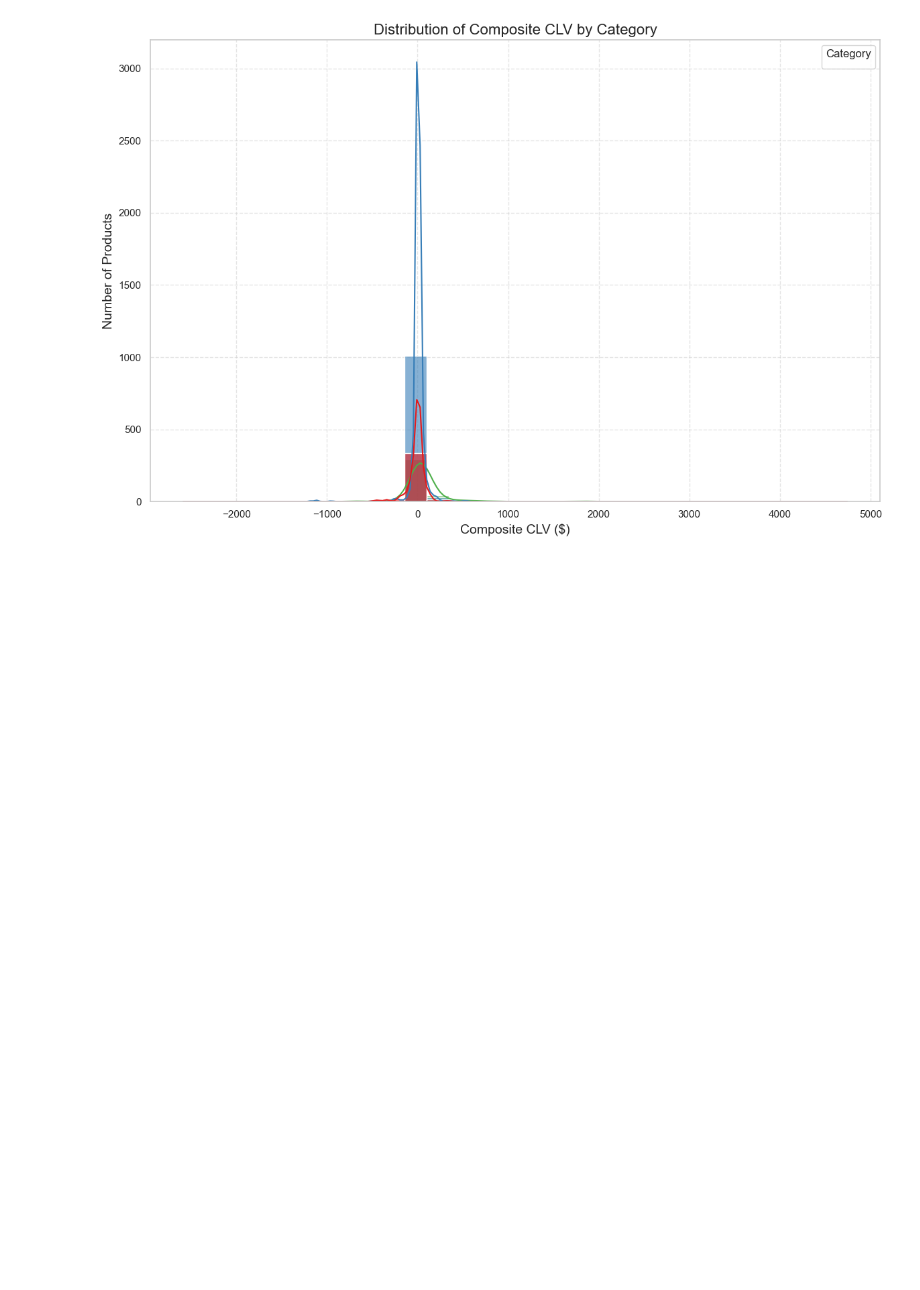
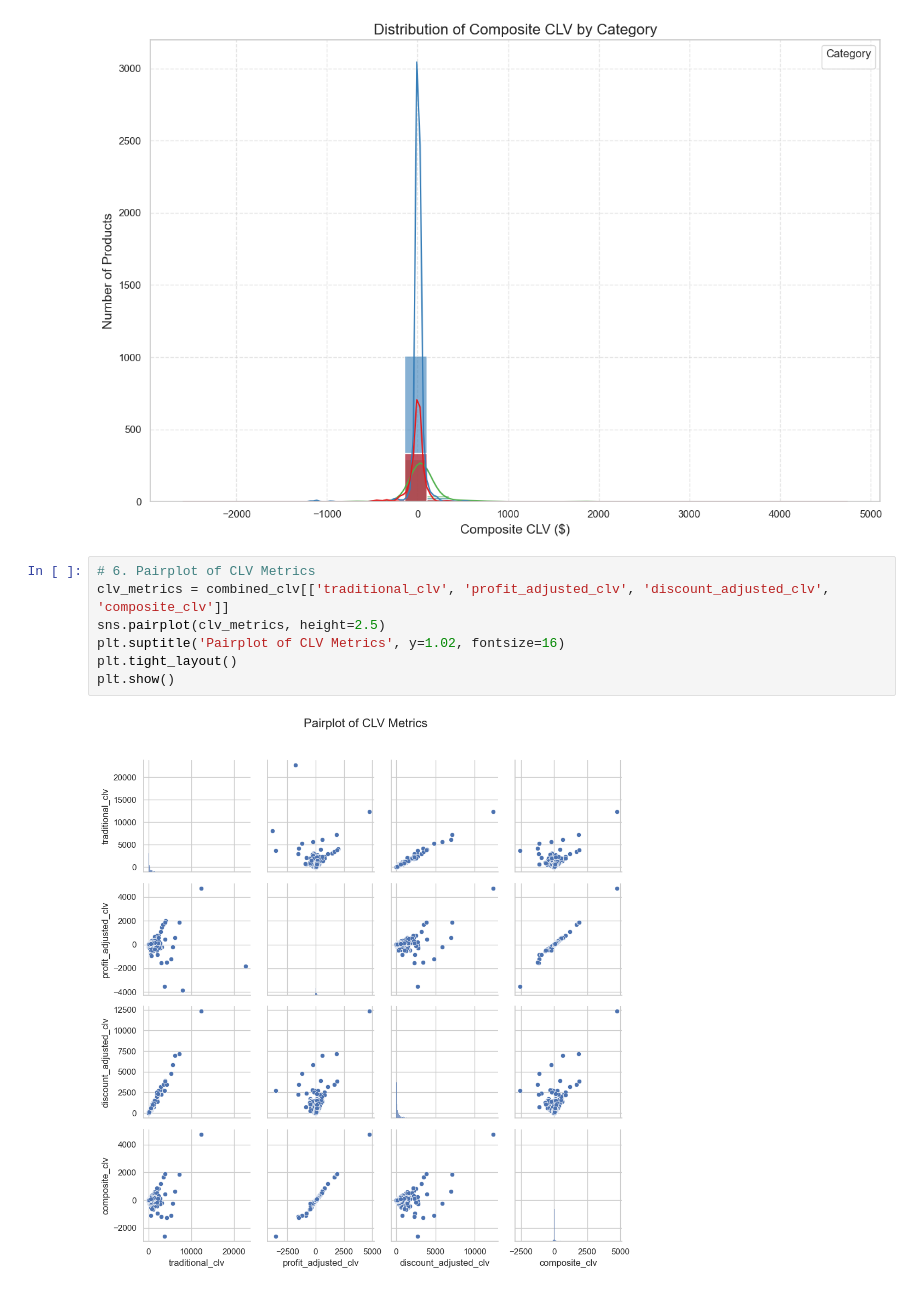
Before and after one commit to rakeshtparayil/super_store_ecommerce, a Jupyter notebook: Superstore_analysis.ipynb, the cells around one changed output. Cells and saved outputs as stored; diff of their text form; blank space fills up the shorter version.

```diff
--- a/Superstore_analysis.ipynb
+++ b/Superstore_analysis.ipynb
@@ -232,3 +232,12 @@ Passing `palette` without assigning `hue` is deprecated and will be removed in v
   top10_plot = sns.barplot(
 [figure]
 [figure]
+# %%
+# 6. Pairplot of CLV Metrics
+clv_metrics = combined_clv[['traditional_clv', 'profit_adjusted_clv', 'discount_adjusted_clv', 'composite_clv']]
+sns.pairplot(clv_metrics, height=2.5)
+plt.suptitle('Pairplot of CLV Metrics', y=1.02, fontsize=16)
+plt.tight_layout()
+plt.show()
+# %% [output]
+[figure, added]
```
Also changed, not shown: 1 other file.
